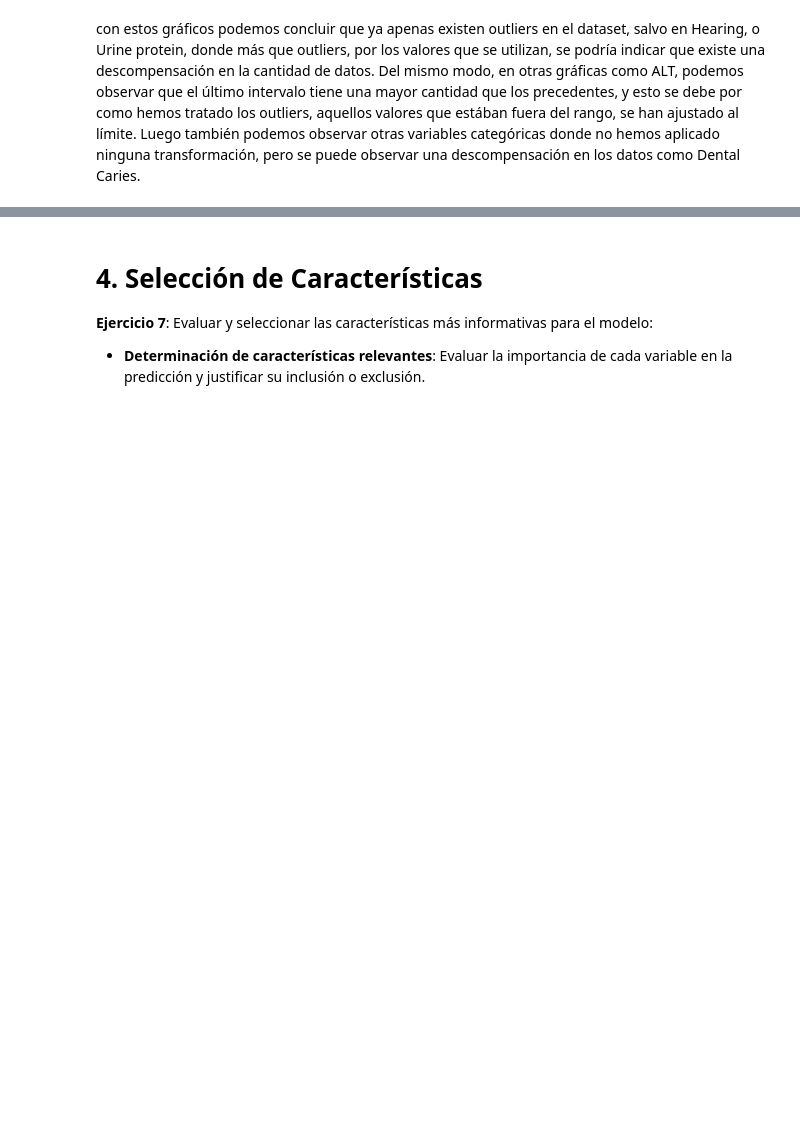
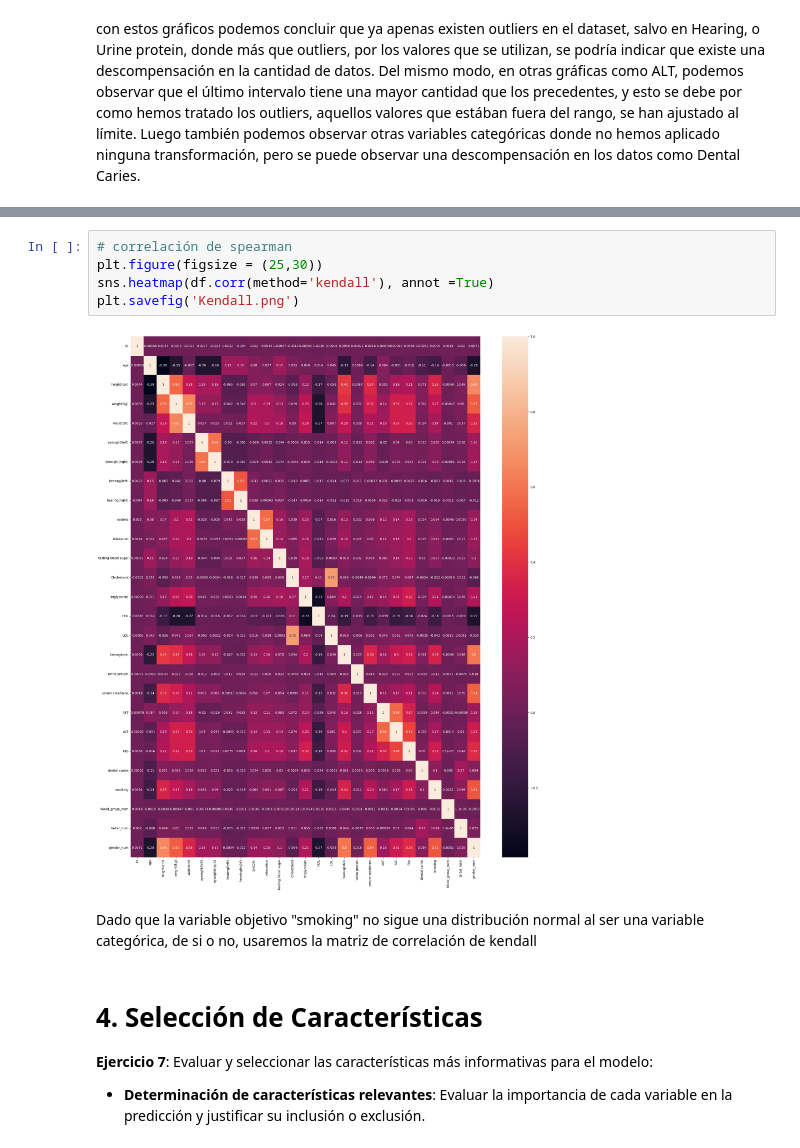
Before and after one commit to Carlosbil/AI-techniques-classification, a Jupyter notebook: clasificacion_fumadores.ipynb, the cells around one changed output, grey strips where cells are left out. Drawn from its saved outputs; the diff is of its cells as text; blank space fills up the shorter version.

```diff
--- a/clasificacion_fumadores.ipynb
+++ b/clasificacion_fumadores.ipynb
@@ -439,3 +480,12 @@ ValueError: could not convert string to float: 'F'
+# %%
+# correlación de spearman
+plt.figure(figsize = (25,30))
+sns.heatmap(df.corr(method='kendall'), annot =True)
+plt.savefig('Kendall.png')
+# %% [output]
+[figure, added]
+# %% [markdown]
+Dado que la variable objetivo "smoking" no sigue una distribución normal al ser una variable categórica, de si o no, usaremos la matriz de correlación de kendall
 # %% [markdown]
 # 4. Selección de Características
 
```
Also changed, not shown: parts of 44 cells of this notebook.
